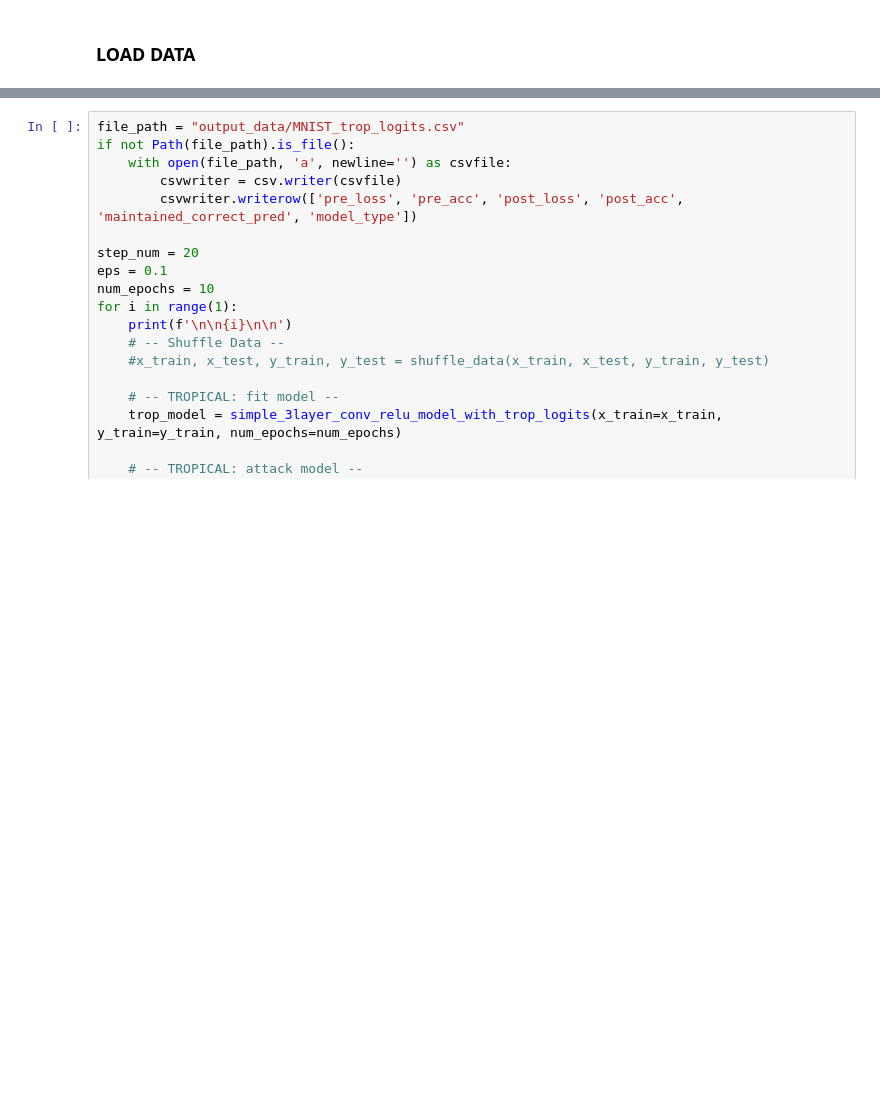
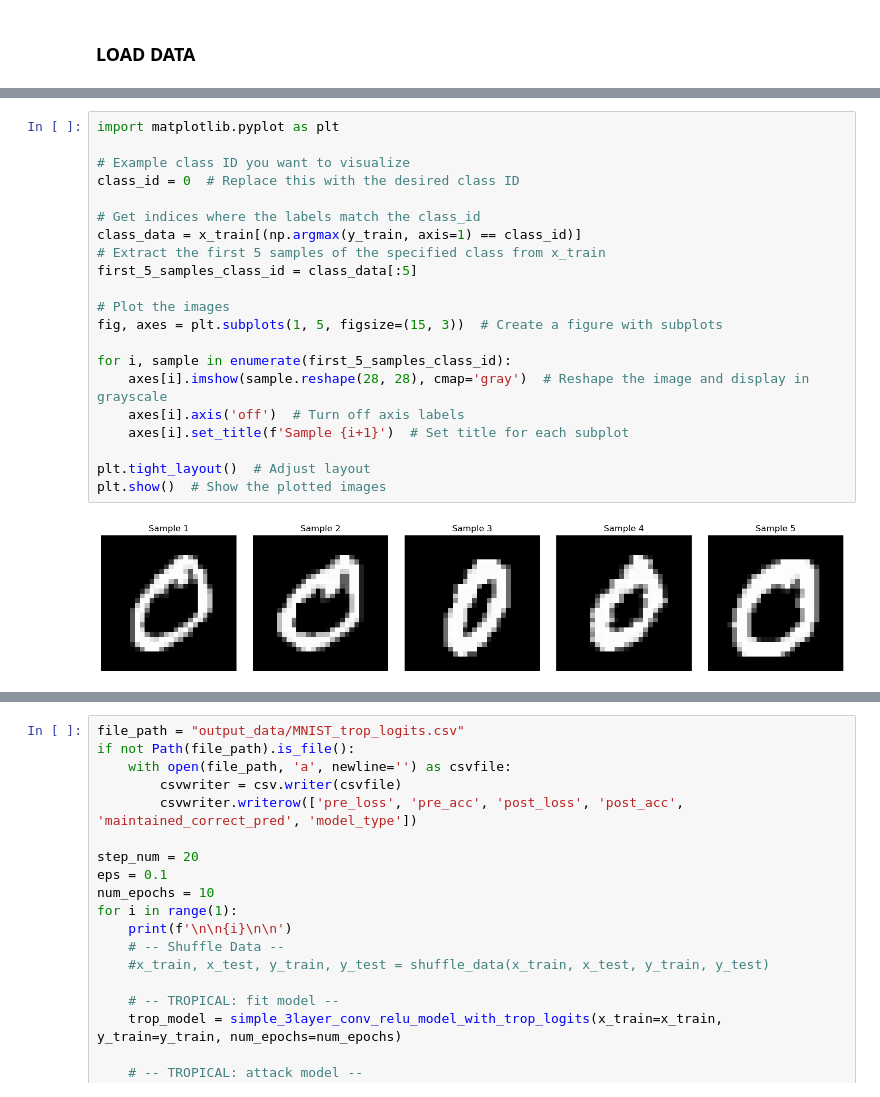
Before and after one commit to deryk96/TropicalNN, a Jupyter notebook: MNIST_convolutional_tests.ipynb, the cells around one changed output, grey strips where cells are left out. Drawn from its saved outputs; the diff is of its cells as text; blank space fills up the shorter version.

```diff
--- a/MNIST_convolutional_tests.ipynb
+++ b/MNIST_convolutional_tests.ipynb
@@ -49,0 +149,23 @@ trop_conv3layer_manyAverageLogits model built. Elapsed time: 524.57 seconds | 8.
+# %%
+import matplotlib.pyplot as plt
+
+# Example class ID you want to visualize
+class_id = 0  # Replace this with the desired class ID
+
+# Get indices where the labels match the class_id
+class_data = x_train[(np.argmax(y_train, axis=1) == class_id)]
+# Extract the first 5 samples of the specified class from x_train
+first_5_samples_class_id = class_data[:5]
+
+# Plot the images
+fig, axes = plt.subplots(1, 5, figsize=(15, 3))  # Create a figure with subplots
+
+for i, sample in enumerate(first_5_samples_class_id):
+    axes[i].imshow(sample.reshape(28, 28), cmap='gray')  # Reshape the image and display in grayscale
+    axes[i].axis('off')  # Turn off axis labels
+    axes[i].set_title(f'Sample {i+1}')  # Set title for each subplot
+
+plt.tight_layout()  # Adjust layout
+plt.show()  # Show the plotted images
+# %% [output]
+[figure, added]
```
Also changed, not shown: parts of 18 cells of this notebook, 38 other files.
